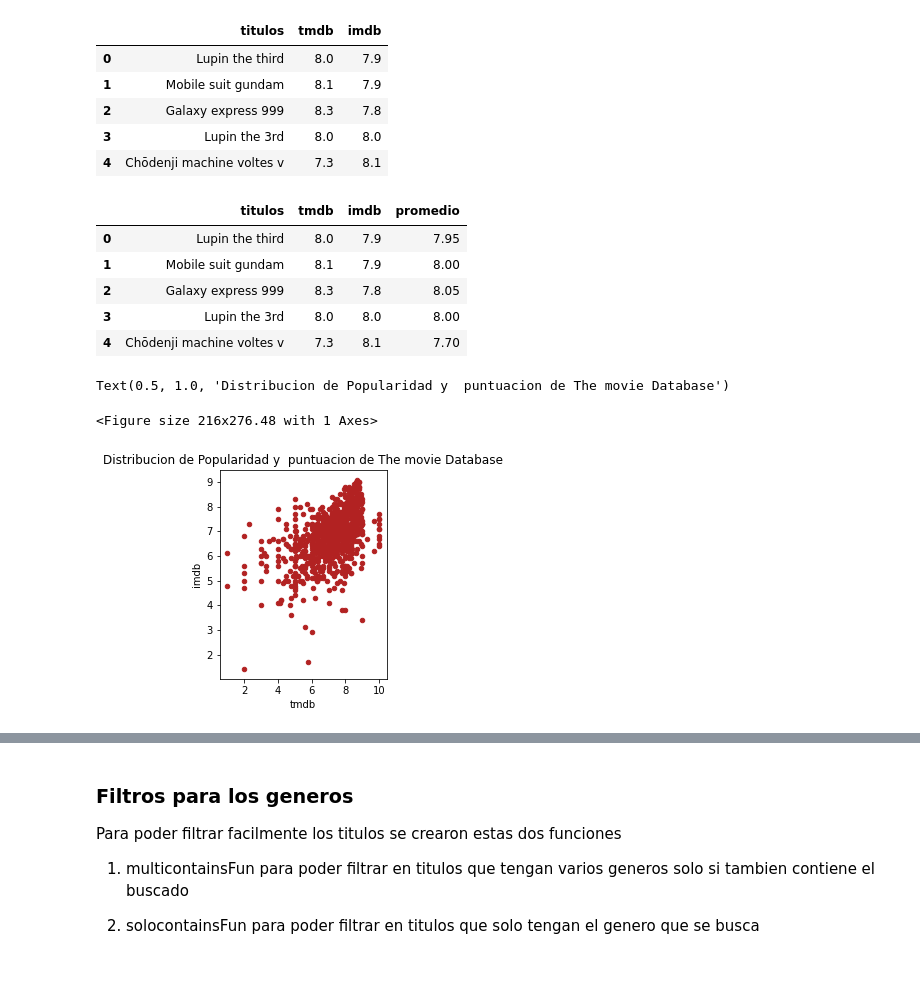
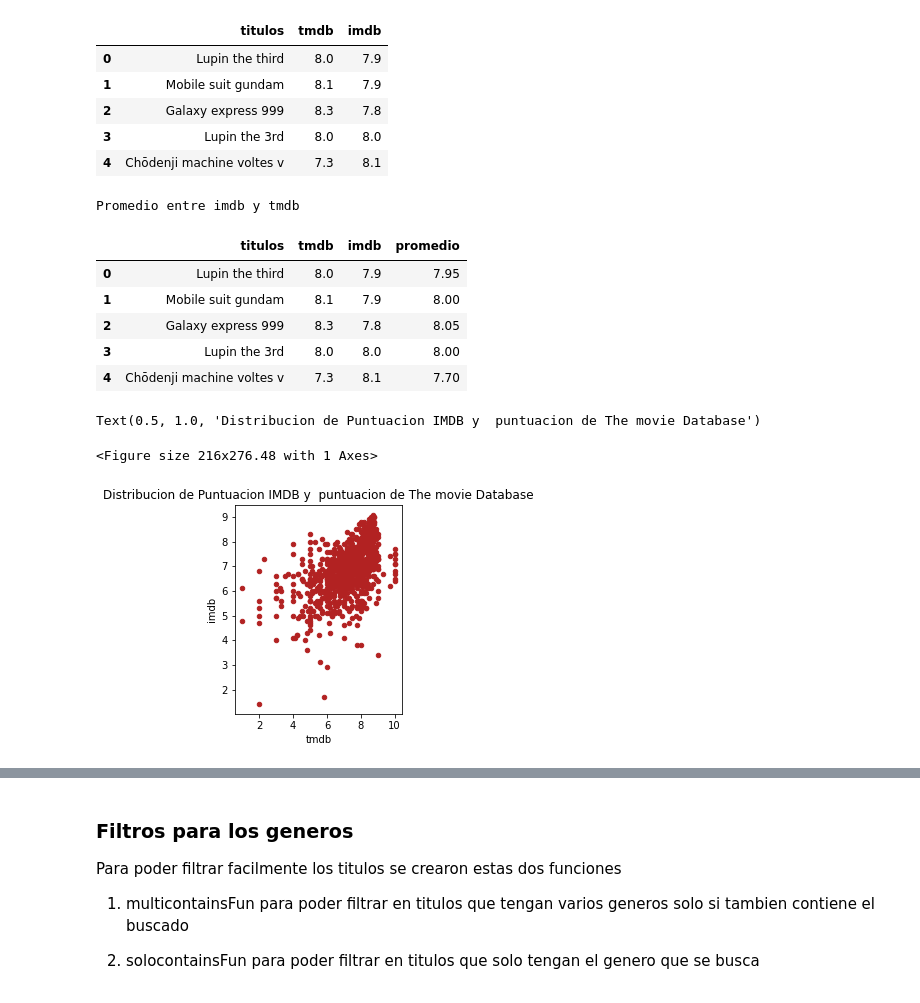
Before and after one commit to Eva02Daruma/presentacion-de-IA, a Jupyter notebook: main.ipynb, the cells around one changed output, grey strips where cells are left out. Saved outputs shown, nothing was run; the diff lists cells and outputs as text; code cells hidden in the pictures.

```diff
--- a/main.ipynb
+++ b/main.ipynb
@@ -205,10 +213,13 @@ datosDistr.head()
 | 3 | Lupin the 3rd | 8.0 | 8.0 |
 | 4 | Chōdenji machine voltes v | 7.3 | 8.1 |
 # %%
+#promedio entre tmdb y imdb
 datosDistr['promedio'] = (datosDistr['tmdb'] + datosDistr['imdb']) / 2
 
+print('Promedio entre imdb y tmdb')
 datosDistr.head()
 # %% [output]
+Promedio entre imdb y tmdb
 |  | titulos | tmdb | imdb | promedio |
 | 0 | Lupin the third | 8.0 | 7.9 | 7.95 |
 | 1 | Mobile suit gundam | 8.1 | 7.9 | 8.00 |
@@ -218,11 +229,11 @@ datosDistr.head()
 # %%
 fig, ax = plt.subplots(figsize=(3, 3.84))
 datosDistr.plot(x = 'tmdb',y='imdb',c='firebrick',kind='scatter',ax = ax)
-ax.set_title('Distribucion de Popularidad y  puntuacion de The movie Database')
+ax.set_title('Distribucion de Puntuacion IMDB y  puntuacion de The movie Database')
 # %% [output]
-Text(0.5, 1.0, 'Distribucion de Popularidad y  puntuacion de The movie Database')
+Text(0.5, 1.0, 'Distribucion de Puntuacion IMDB y  puntuacion de The movie Database')
 <Figure size 216x276.48 with 1 Axes>
-[figure, old version]
+[figure, new version]
 # %%
 titulos.sort_values(by='imdb_score', ascending = False).dropna()
 # %% [output]
```
Also changed, not shown: parts of 11 cells of this notebook.
